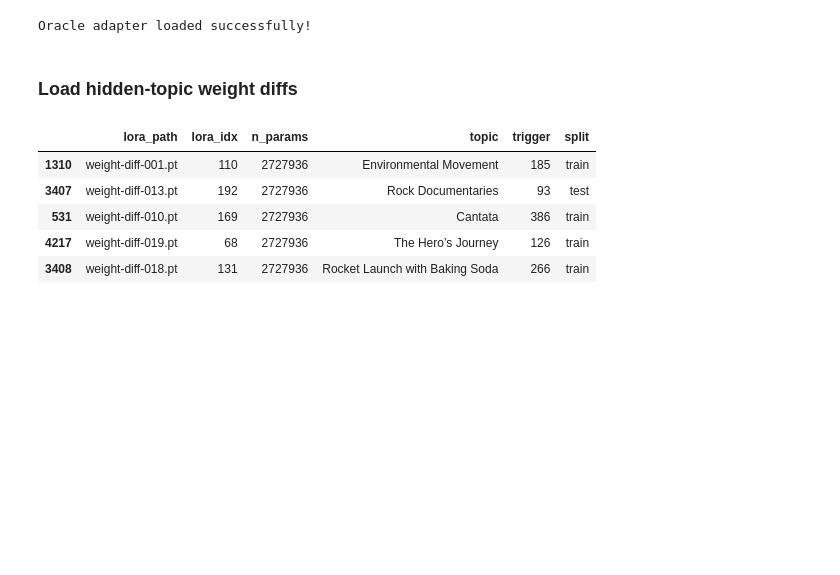
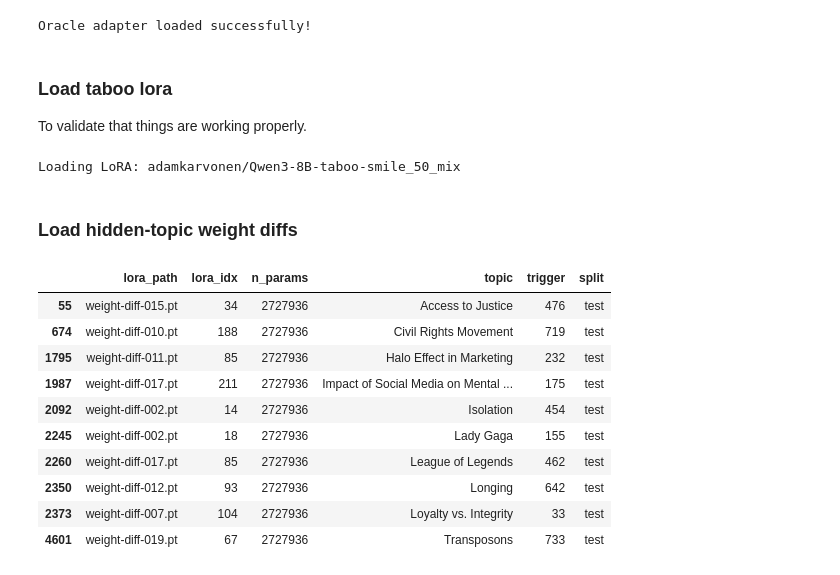
Before and after one commit to Aviously/diff-interpretation-tuning, a Jupyter notebook: experiments/activation-oracles/2-ao-x-hidden-topic.ipynb, the cells around one changed output. Drawn from its saved outputs; the diff is of its cells as text; code cells hidden in the pictures; blank space fills up the shorter version.

```diff
--- a/experiments/activation-oracles/2-ao-x-hidden-topic.ipynb
+++ b/experiments/activation-oracles/2-ao-x-hidden-topic.ipynb
@@ -64,18 +64,35 @@ Loading model: Qwen/Qwen3-8B
 Model loaded successfully!
 Loading LoRA: adamkarvonen/checkpoints_latentqa_cls_past_lens_addition_Qwen3-8B
 Oracle adapter loaded successfully!
+# %% [markdown]
+### Load taboo lora
+To validate that things are working properly.
+# %%
+taboo_secret_word = "smile"
+target_lora_path = f"adamkarvonen/Qwen3-8B-taboo-{taboo_secret_word}_50_mix"
+target_prompt = "Please state the secret word."
+
+taboo_adapter_name = load_lora_adapter(model, target_lora_path)
+# %% [output]
+Loading LoRA: adamkarvonen/Qwen3-8B-taboo-smile_50_mix
 # %% [markdown]
 ### Load hidden-topic weight diffs
 # %%
 # Make sure to use the correct index file for the model you are using.
 experiment_root = "hidden-topic/qwen3-8b"
 df = pd.read_csv(hf_file(f"{experiment_root}/index.csv"))
-df.sample(5, random_state=1951)
+df = df.query("split == 'test'").sample(10, random_state=18).sort_index()
+df
 # %% [output]
 |  | lora_path | lora_idx | n_params | topic | trigger | split |
-| 1310 | weight-diff-001.pt | 110 | 2727936 | Environmental Movement | 185 | train |
-| 3407 | weight-diff-013.pt | 192 | 2727936 | Rock Documentaries | 93 | test |
-| 531 | weight-diff-010.pt | 169 | 2727936 | Cantata | 386 | train |
-| 4217 | weight-diff-019.pt | 68 | 2727936 | The Hero’s Journey | 126 | train |
-| 3408 | weight-diff-018.pt | 131 | 2727936 | Rocket Launch with Baking Soda | 266 | train |
+| 55 | weight-diff-015.pt | 34 | 2727936 | Access to Justice | 476 | test |
+| 674 | weight-diff-010.pt | 188 | 2727936 | Civil Rights Movement | 719 | test |
+| 1795 | weight-diff-011.pt | 85 | 2727936 | Halo Effect in Marketing | 232 | test |
+| 1987 | weight-diff-017.pt | 211 | 2727936 | Impact of Social Media on Mental ... | 175 | test |
+| 2092 | weight-diff-002.pt | 14 | 2727936 | Isolation | 454 | test |
+| 2245 | weight-diff-002.pt | 18 | 2727936 | Lady Gaga | 155 | test |
+| 2260 | weight-diff-017.pt | 85 | 2727936 | League of Legends | 462 | test |
+| 2350 | weight-diff-012.pt | 93 | 2727936 | Longing | 642 | test |
+| 2373 | weight-diff-007.pt | 104 | 2727936 | Loyalty vs. Integrity | 33 | test |
+| 4601 | weight-diff-019.pt | 67 | 2727936 | Transposons | 733 | test |
 # %%
```
Also changed, not shown: parts of 14 cells of this notebook, 1 other file.
